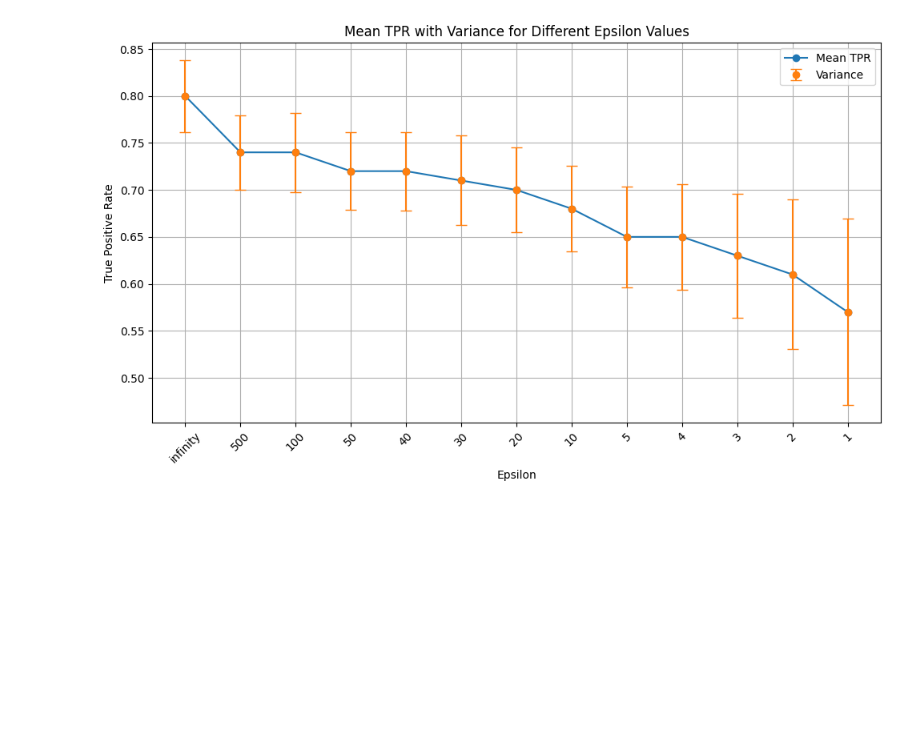
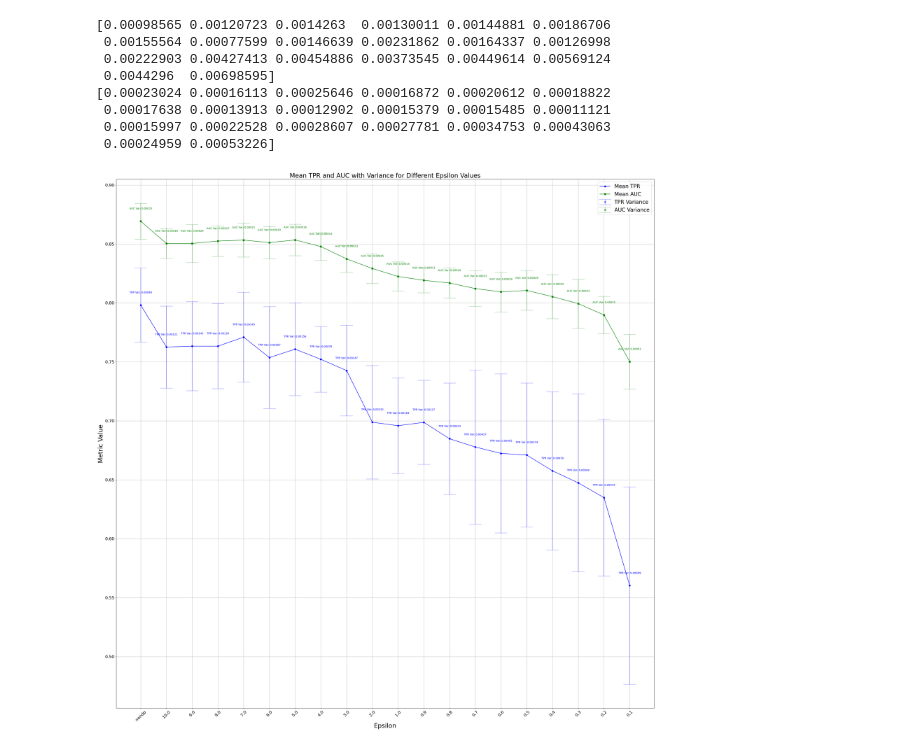
Before and after one commit to GivralNguyen/Towards-Fair-and-Private-AI-in-Chest-Radiograph-Analysis, a Jupyter notebook: metrics/plot_shift.ipynb, the cells around one changed output. Saved outputs shown, nothing was run; the diff lists cells and outputs as text; code cells hidden in the pictures; blank space fills up the shorter version.

```diff
--- a/metrics/plot_shift.ipynb
+++ b/metrics/plot_shift.ipynb
@@ -8,0 +15,10 @@ TPR_male= [0.84,0.79,0.78,0.77,0.77,0.77,0.75,0.72,0.71,0.71,0.71,0.72,0.71]
+# %%
+metric_non_dp = subgroup_fairness_analysis(0,'../data/chexpert.resample.test.csv','../disease/chexpert_new/disease/batch_150_epochs_20resnet-all/', 'predictions.resample.test.csv',verbose = False, plot =False )
+epsilon_values = [10.0, 9.0, 8.0, 7.0, 6.0, 5.0, 4.0, 3.0, 2.0, 1.0, 0.9, 0.8, 0.7, 0.6, 0.5, 0.4, 0.3, 0.2]
+
+all_metrics = {}
+
+for epsilon in epsilon_values:
+    metric = subgroup_fairness_analysis(0, '../data/chexpert.resample.test.csv', '../disease/chexpert_new/diseasedp/batch_4096_epochs_100_lr_0.001_target_epsilon_' + str(epsilon) + '_target delta_1.3122498523718916e-05_max grad norm_1.2_nonli-resnetdp-all/', 'predictions.resample.test.csv', verbose=False, plot=False)
+    all_metrics[epsilon] = metric
+all_metrics[0.1] = subgroup_fairness_analysis(0, '../data/chexpert.resample.test.csv', '../disease/chexpert_new/diseasedp/batch_4096_epochs_150_lr_0.001_target_epsilon_0.1_target delta_1.3122498523718916e-05_max grad norm_1.2_nonli-resnetdp-all/', 'predictions.resample.test.csv', verbose=False, plot=False)
@@ -72,33 +180,61 @@ plt.show()
 # %%
 import numpy as np
 
-# Define TPR values for all subgroups
+epsilon_str = [str(eps) for eps in epsilon_values]
+# Plot connected data points for mean TPR
+import numpy as np
+import matplotlib.pyplot as plt
+
+# Define TPR and AUC values for all subgroups
 TPR_values = [TPR_white, TPR_asian, TPR_black, TPR_female, TPR_male]
+AUC_values = [AUC_white, AUC_asian, AUC_black, AUC_female, AUC_male]
 
-# Convert TPR values to numpy array for easier computation
+# Convert TPR and AUC values to numpy arrays for easier computation
 TPR_array = np.array(TPR_values)
+AUC_array = np.array(AUC_values)
 
-# Calculate variance for each epsilon value
+# Calculate variance for each epsilon value for TPR and AUC
 variance_TPR = np.var(TPR_array, axis=0)
+variance_AUC = np.var(AUC_array, axis=0)
+print(variance_TPR)
+print(variance_AUC)
+# Plotting
+plt.figure(figsize=(30, 30))
 
-plt.figure(figsize=(10, 6))
 # Plot connected data points for mean TPR
-plt.plot(epsilon, TPR_all, marker='o', linestyle='-', label='Mean TPR')
+plt.plot(epsilon_str, TPR_all, marker='o', linestyle='-', color='blue', label='Mean TPR')
 
-# Plot error bars representing variance
-plt.errorbar(epsilon, TPR_all, yerr=np.sqrt(variance_TPR), fmt='o', capsize=5, label='Variance')
+# Plot error bars representing variance for TPR
+plt.errorbar(epsilon_str, TPR_all, yerr=np.sqrt(variance_TPR), fmt='o', capsize=24, color='blue', alpha=0.5, label='TPR Variance')
+
+# Plot connected data points for mean AUC
+plt.plot(epsilon_str, AUC_all, marker='s', linestyle='-', color='green', label='Mean AUC')
+
+# Plot error bars representing variance for AUC
+plt.errorbar(epsilon_str, AUC_all, yerr=np.sqrt(variance_AUC), fmt='s', capsize=24, color='green', alpha=0.5, label='AUC Variance')
 
 # Add labels for variance values
-# for i, var in enumerate(variance_TPR):
-#     plt.text(epsilon[i], TPR_all[i] + 0.01, f'{var:.4f}', ha='center')
+for i, var_tpr, var_auc in zip(range(len(epsilon_str)), variance_TPR, variance_AUC):
+    plt.text(epsilon_str[i], TPR_all[i] + 0.01, f'TPR Var: {var_tpr:.5f}', ha='center', color='blue')
+    plt.text(epsilon_str[i], AUC_all[i] + 0.01, f'AUC Var: {var_auc:.5f}', ha='center', color='green')
 
-plt.xlabel('Epsilon')
-plt.ylabel('True Positive Rate')
-plt.title('Mean TPR with Variance for Different Epsilon Values')
-plt.legend()
+
+plt.xlabel('Epsilon', fontsize=24)
+plt.ylabel('Metric Value', fontsize=24)
+plt.title('Mean TPR and AUC with Variance for Different Epsilon Values', fontsize=24)
+plt.legend(fontsize=20)
 plt.grid(True)
-plt.xticks(rotation=45)
+plt.xticks(rotation=45, fontsize=16)
+plt.yticks(fontsize=16)
 plt.tight_layout()
 plt.show()
 # %% [output]
+[0.00098565 0.00120723 0.0014263  0.00130011 0.00144881 0.00186706
+ 0.00155564 0.00077599 0.00146639 0.00231862 0.00164337 0.00126998
+ 0.00222903 0.00427413 0.00454886 0.00373545 0.00449614 0.00569124
+ 0.0044296  0.00698595]
+[0.00023024 0.00016113 0.00025646 0.00016872 0.00020612 0.00018822
+ 0.00017638 0.00013913 0.00012902 0.00015379 0.00015485 0.00011121
+ 0.00015997 0.00022528 0.00028607 0.00027781 0.00034753 0.00043063
+ 0.00024959 0.00053226]
-[figure, old version]
+[figure, new version]
```
Also changed, not shown: parts of 11 cells of this notebook, 3 other files.
